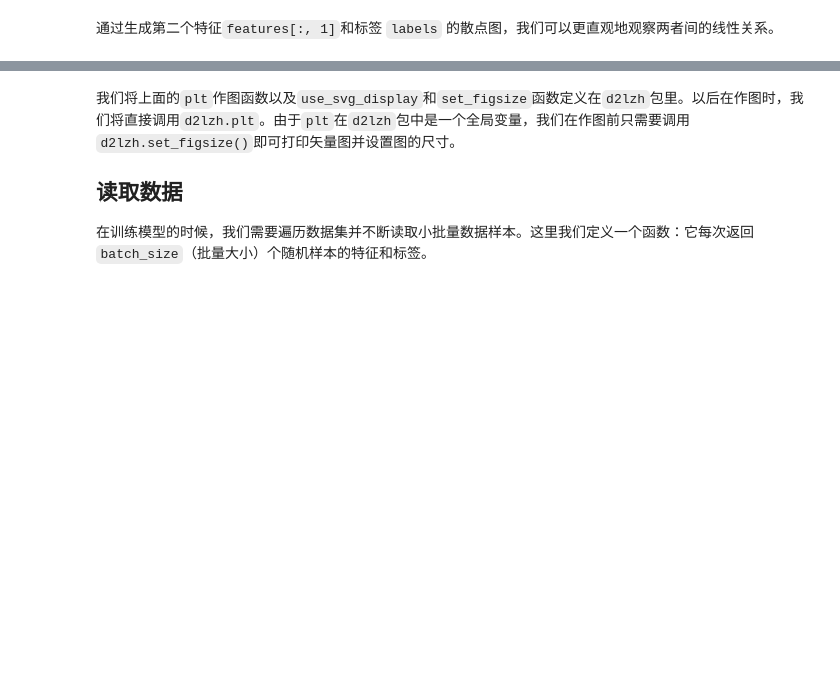
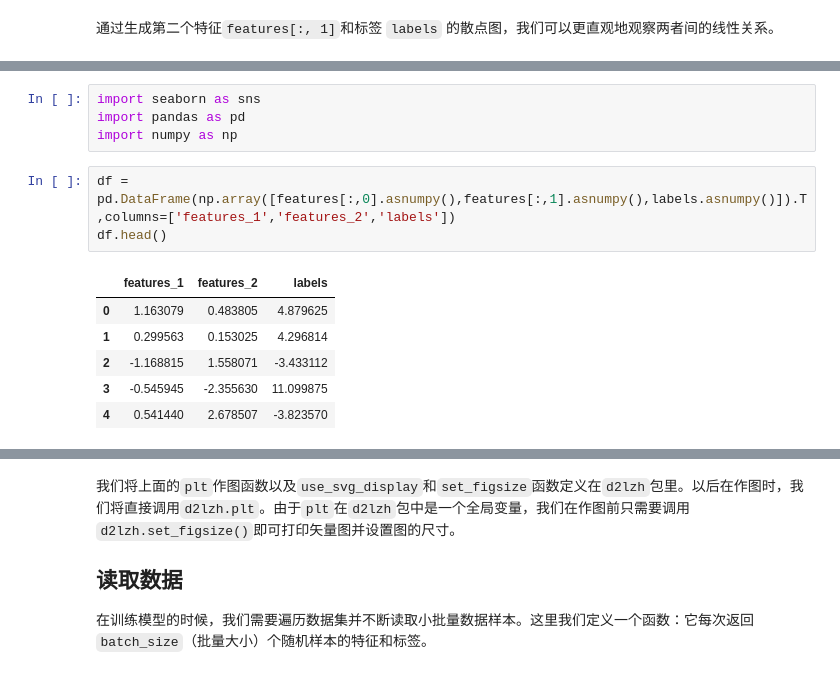
Before and after one commit to TrellixVulnTeam/jupyter_notebook_2YSM, a Jupyter notebook: d2l/chapter_deep-learning-basics/linear-regression-scratch.ipynb, the cells around one changed output, grey strips where cells are left out. Saved outputs shown, nothing was run; the diff lists cells and outputs as text; blank space fills up the shorter version.

```diff
--- a/d2l/chapter_deep-learning-basics/linear-regression-scratch.ipynb
+++ b/d2l/chapter_deep-learning-basics/linear-regression-scratch.ipynb
@@ -52,3 +65,17 @@ set_figsize()
 plt.scatter(features[:, 1].asnumpy(), labels.asnumpy(), 1);
 # %% [output]
 [drawing not drawn]
+# %%
+import seaborn as sns
+import pandas as pd
+import numpy as np
+# %%
+df = pd.DataFrame(np.array([features[:,0].asnumpy(),features[:,1].asnumpy(),labels.asnumpy()]).T,columns=['features_1','features_2','labels'])
+df.head()
+# %% [output]
+|  | features_1 | features_2 | labels |
+| 0 | 1.163079 | 0.483805 | 4.879625 |
+| 1 | 0.299563 | 0.153025 | 4.296814 |
+| 2 | -1.168815 | 1.558071 | -3.433112 |
+| 3 | -0.545945 | -2.355630 | 11.099875 |
+| 4 | 0.541440 | 2.678507 | -3.823570 |
```
Also changed, not shown: parts of 15 cells of this notebook, 1 other file.
